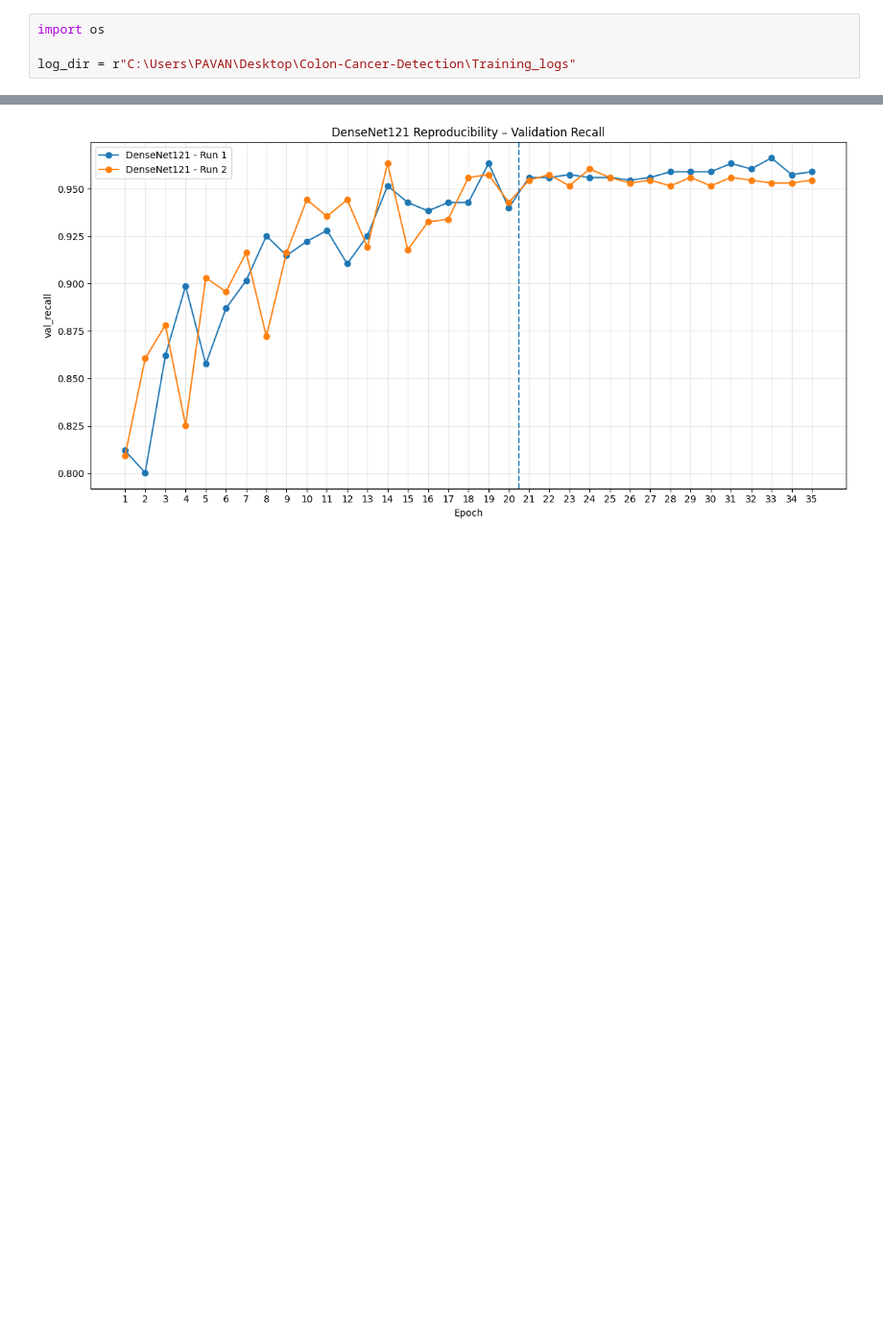
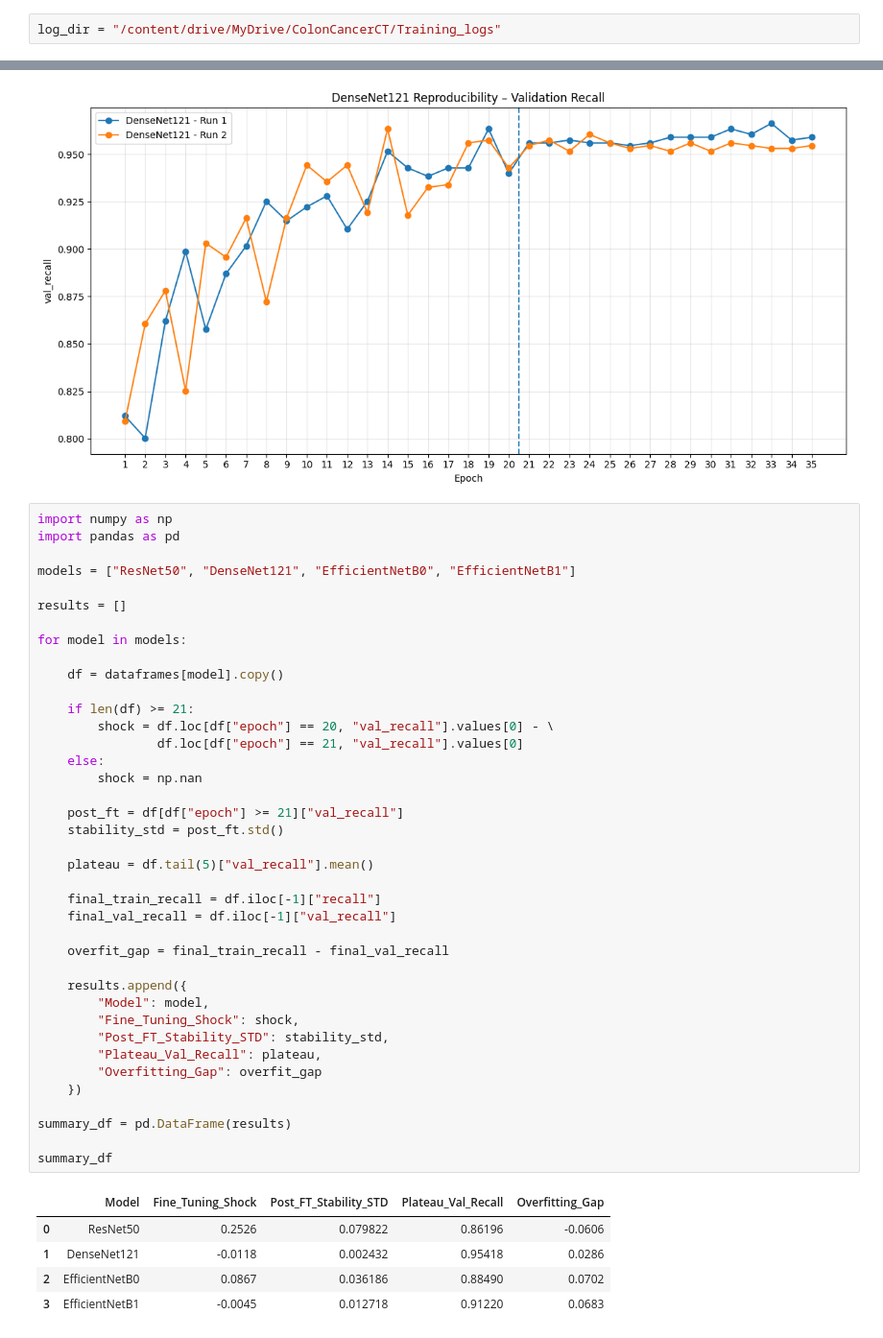
Before and after one commit to sai2pavan/colon-cancer-detection, a Jupyter notebook: colon_cancer_detection.ipynb, the cells around one changed output, grey strips where cells are left out. Shown at 96% size. Cells and saved outputs as stored; diff of their text form; blank space fills up the shorter version.

```diff
--- a/colon_cancer_detection.ipynb
+++ b/colon_cancer_detection.ipynb
@@ -637,9 +579,7 @@ Epoch 15: val_recall did not improve from 0.91630
 249/249 ━━━━━━━━━━━━━━━━━━━━ 124s 497ms/step - accuracy: 0.9819 - auc: 0.9979 - loss: 0.0564 - precision: 0.9775 - recall: 0.9773 - val_accuracy: 0.9588 - val_auc: 0.9973 - val_loss: 0.1018 - val_prec ...
 Restoring model weights from the end of the best epoch: 13.
 # %%
-import os
-
-log_dir = r"C:\Users\PAVAN\Desktop\Colon-Cancer-Detection\Training_logs"
+log_dir = "/content/drive/MyDrive/ColonCancerCT/Training_logs"
 # %%
 import re
 import pandas as pd
@@ -851,3 +791,48 @@ plt.tight_layout()
 plt.show()
 # %% [output]
 [figure]
+# %%
+import numpy as np
+import pandas as pd
+
+models = ["ResNet50", "DenseNet121", "EfficientNetB0", "EfficientNetB1"]
+
+results = []
+
+for model in models:
+
+    df = dataframes[model].copy()
+
+    if len(df) >= 21:
+        shock = df.loc[df["epoch"] == 20, "val_recall"].values[0] - \
+                df.loc[df["epoch"] == 21, "val_recall"].values[0]
+    else:
+        shock = np.nan
+
+    post_ft = df[df["epoch"] >= 21]["val_recall"]
+    stability_std = post_ft.std()
+
+    plateau = df.tail(5)["val_recall"].mean()
+
+    final_train_recall = df.iloc[-1]["recall"]
+    final_val_recall = df.iloc[-1]["val_recall"]
+
+    overfit_gap = final_train_recall - final_val_recall
+
+    results.append({
+        "Model": model,
+        "Fine_Tuning_Shock": shock,
+        "Post_FT_Stability_STD": stability_std,
+        "Plateau_Val_Recall": plateau,
+        "Overfitting_Gap": overfit_gap
+    })
+
+summary_df = pd.DataFrame(results)
+
+summary_df
+# %% [output]
+|  | Model | Fine_Tuning_Shock | Post_FT_Stability_STD | Plateau_Val_Recall | Overfitting_Gap |
+| 0 | ResNet50 | 0.2526 | 0.079822 | 0.86196 | -0.0606 |
+| 1 | DenseNet121 | -0.0118 | 0.002432 | 0.95418 | 0.0286 |
+| 2 | EfficientNetB0 | 0.0867 | 0.036186 | 0.88490 | 0.0702 |
+| 3 | EfficientNetB1 | -0.0045 | 0.012718 | 0.91220 | 0.0683 |
```
Also changed, not shown: parts of 23 cells of this notebook, 4 other files.
